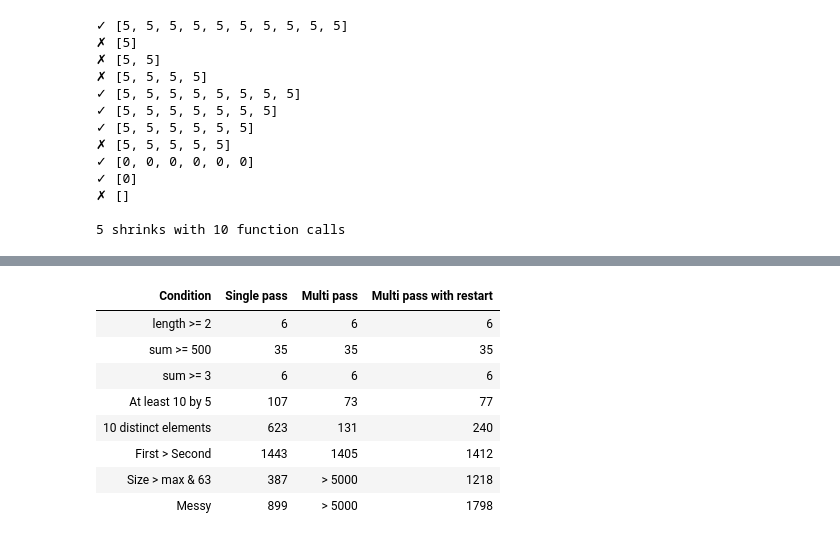
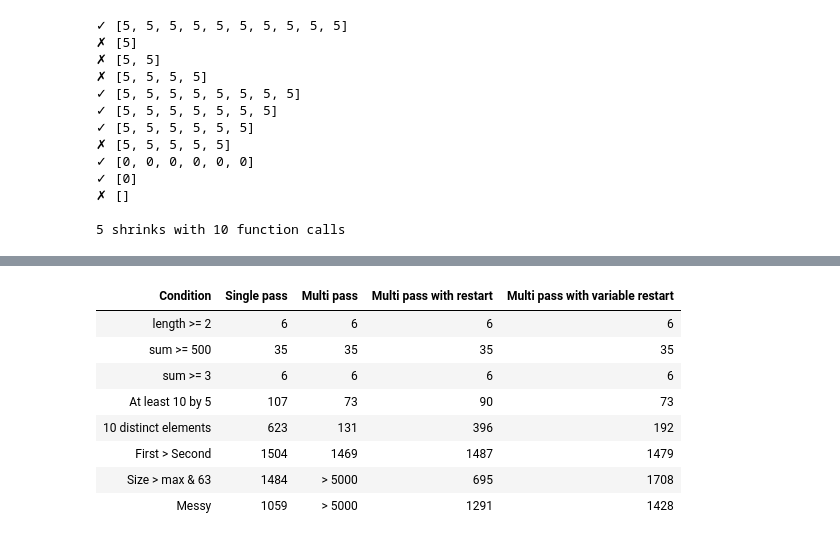
Before and after one commit to HypothesisWorks/hypothesis, a Jupyter notebook: notebooks/Designing a better simplifier.ipynb, the cells around one changed output, grey strips where cells are left out. Cells and saved outputs as stored; diff of their text form; code cells hidden in the pictures.

Commit message:
A whole bunch of text and some better examples towards the end

```diff
--- a/notebooks/Designing a better simplifier.ipynb
+++ b/notebooks/Designing a better simplifier.ipynb
@@ -365,7 +475,7 @@ conditions = OrderedDict([
 # %%
 import random
 
-N_EXAMPLES = 100
+N_EXAMPLES = 1000
 
 datasets = {}
 
@@ -446,6 +560,10 @@ worst_case(
 from IPython.display import HTML
 
 def compare_simplifiers(named_simplifiers):
+    """
+    Given a list of (name, simplifier) pairs, output a table comparing
+    the worst case performance of each on our current set of examples.
+    """
     html_fragments = []
     html_fragments.append("<table>\n<thead>\n<tr>")
     header = ["Condition"]
@@ -761,5 +944,5 @@ compare_simplifiers([
 # %%
-MAX_SHRINKS_PER_RUN = 5
+MAX_SHRINKS_PER_RUN = 2
 
 
 def multicourse_shrink4(ls, constraint):
@@ -806,0 +990,23 @@ conditions["Messy"] = lambda xs: hashlib.md5(repr(xs).encode('utf-8')).hexdigest
+# %%
+def multicourse_shrink5(ls, constraint):
+    seen = set()
+    max_shrinks_per_run = 16
+    while True:
+        shrinks_this_run = 0
+        for shrink in shrinkers_for(ls):
+            while shrinks_this_run < max_shrinks_per_run:
+                for s in shrink(ls):
+                    key = tuple(s)
+                    if key in seen:
+                        continue
+                    seen.add(key)
+                    if constraint(s):
+                        shrinks_this_run += 1
+                        ls = s
+                        break
+                else:
+                    break
+        if max_shrinks_per_run > 1:
+            max_shrinks_per_run //= 2
+        if not shrinks_this_run:
+            return ls
@@ -807,18 +1031,18 @@ conditions["Messy"] = lambda xs: hashlib.md5(repr(xs).encode('utf-8')).hexdigest
 # %%
 compare_simplifiers([
     ("Single pass", partial(greedy_shrink_with_dedupe,
                             shrink=shrink6)),
     ("Multi pass", multicourse_shrink3),
-    ("Multi pass with restart", multicourse_shrink4)
-
+    ("Multi pass with restart", multicourse_shrink4),
+    ("Multi pass with variable restart", multicourse_shrink5)
 ])
 # %% [output]
-| Condition | Single pass | Multi pass | Multi pass with restart |
-| length >= 2 | 6 | 6 | 6 |
-| sum >= 500 | 35 | 35 | 35 |
-| sum >= 3 | 6 | 6 | 6 |
-| At least 10 by 5 | 107 | 73 | 77 |
-| 10 distinct elements | 623 | 131 | 240 |
-| First > Second | 1443 | 1405 | 1412 |
-| Size > max & 63 | 387 | > 5000 | 1218 |
-| Messy | 899 | > 5000 | 1798 |
+| Condition | Single pass | Multi pass | Multi pass with restart | Multi pass with variable restart |
+| length >= 2 | 6 | 6 | 6 | 6 |
+| sum >= 500 | 35 | 35 | 35 | 35 |
+| sum >= 3 | 6 | 6 | 6 | 6 |
+| At least 10 by 5 | 107 | 73 | 90 | 73 |
+| 10 distinct elements | 623 | 131 | 396 | 192 |
+| First > Second | 1504 | 1469 | 1487 | 1479 |
+| Size > max & 63 | 1484 | > 5000 | 695 | 1708 |
+| Messy | 1059 | > 5000 | 1291 | 1428 |
```
Also changed, not shown: parts of 43 cells of this notebook.
